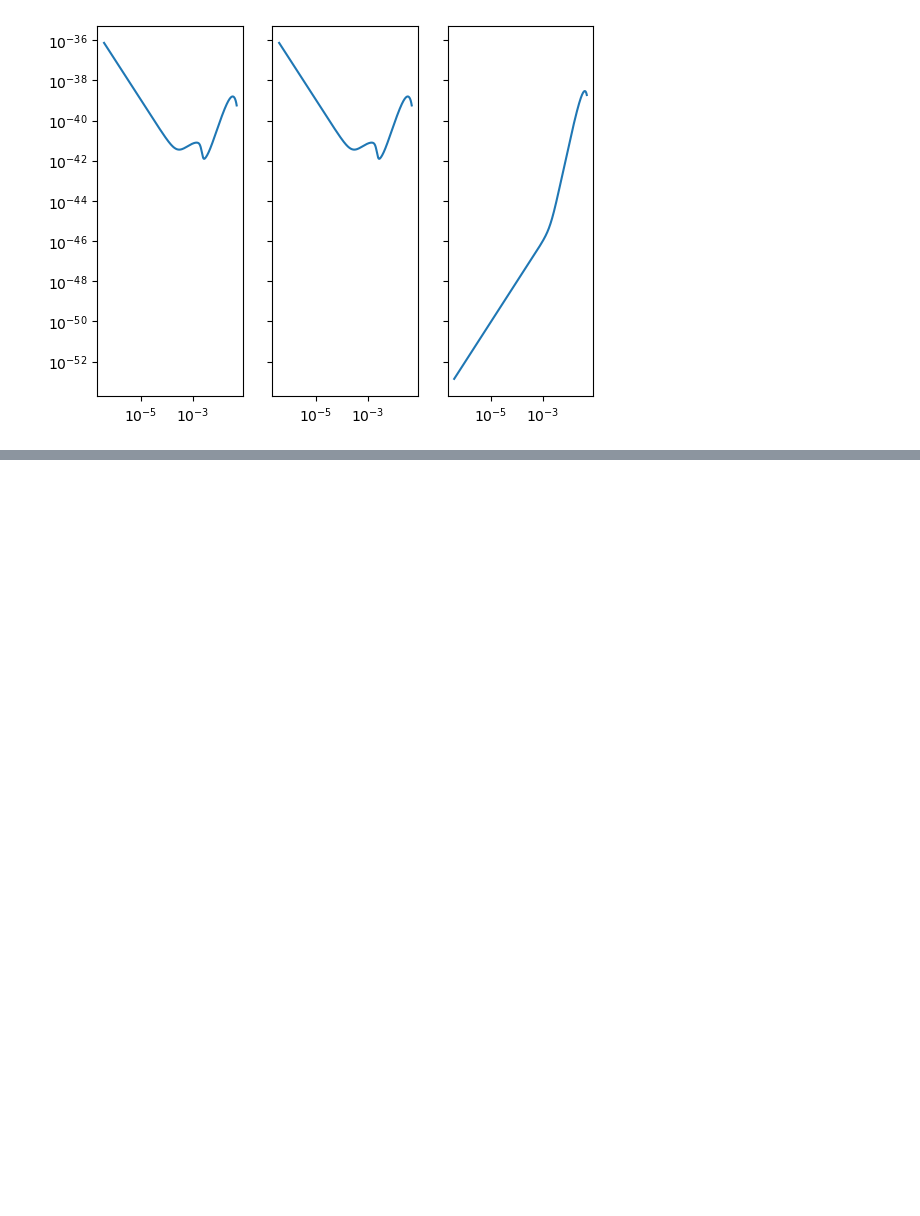
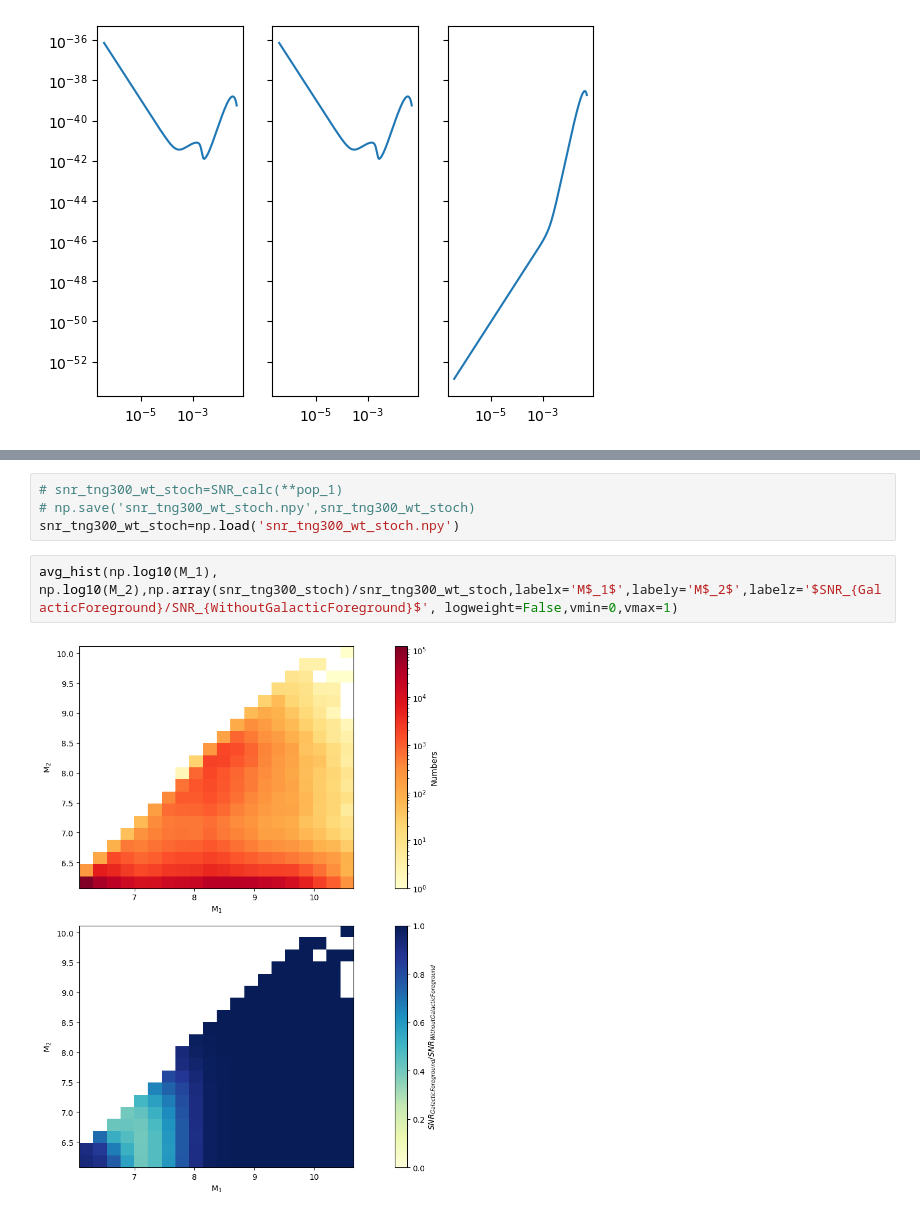
Before and after one commit to Thirtha17/SMBH-Merger-SNR-calculation-with-LISA, a Jupyter notebook: SMBH Merger Analysis for Cosmological Simulations TNG-300.ipynb, the cells around one changed output, grey strips where cells are left out. Drawn from its saved outputs; the diff is of its cells as text; blank space fills up the shorter version.

```diff
--- a/SMBH Merger Analysis for Cosmological Simulations TNG-300.ipynb
+++ b/SMBH Merger Analysis for Cosmological Simulations TNG-300.ipynb
@@ -831,0 +882,8 @@ testM2=pop_1['m2']
+# %%
+# snr_tng300_wt_stoch=SNR_calc(**pop_1)
+# np.save('snr_tng300_wt_stoch.npy',snr_tng300_wt_stoch)
+snr_tng300_wt_stoch=np.load('snr_tng300_wt_stoch.npy')
+# %%
+avg_hist(np.log10(M_1), np.log10(M_2),np.array(snr_tng300_stoch)/snr_tng300_wt_stoch,labelx='M$_1$',labely='M$_2$',labelz='$SNR_{GalacticForeground}/SNR_{WithoutGalacticForeground}$', logweight=False,vmin=0,vmax=1)
+# %% [output]
+[figure, added]
```
Also changed, not shown: parts of 51 cells of this notebook, 6 other files.
